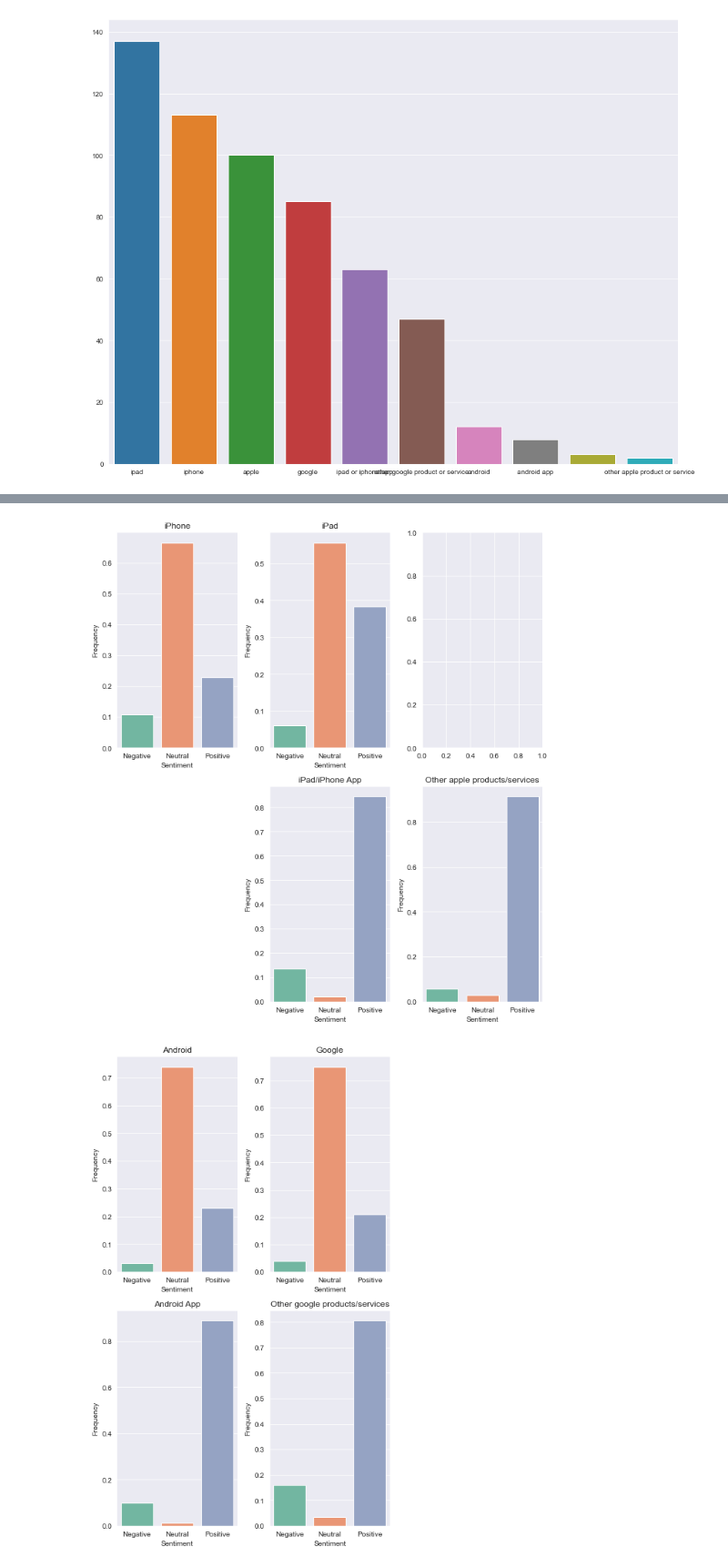
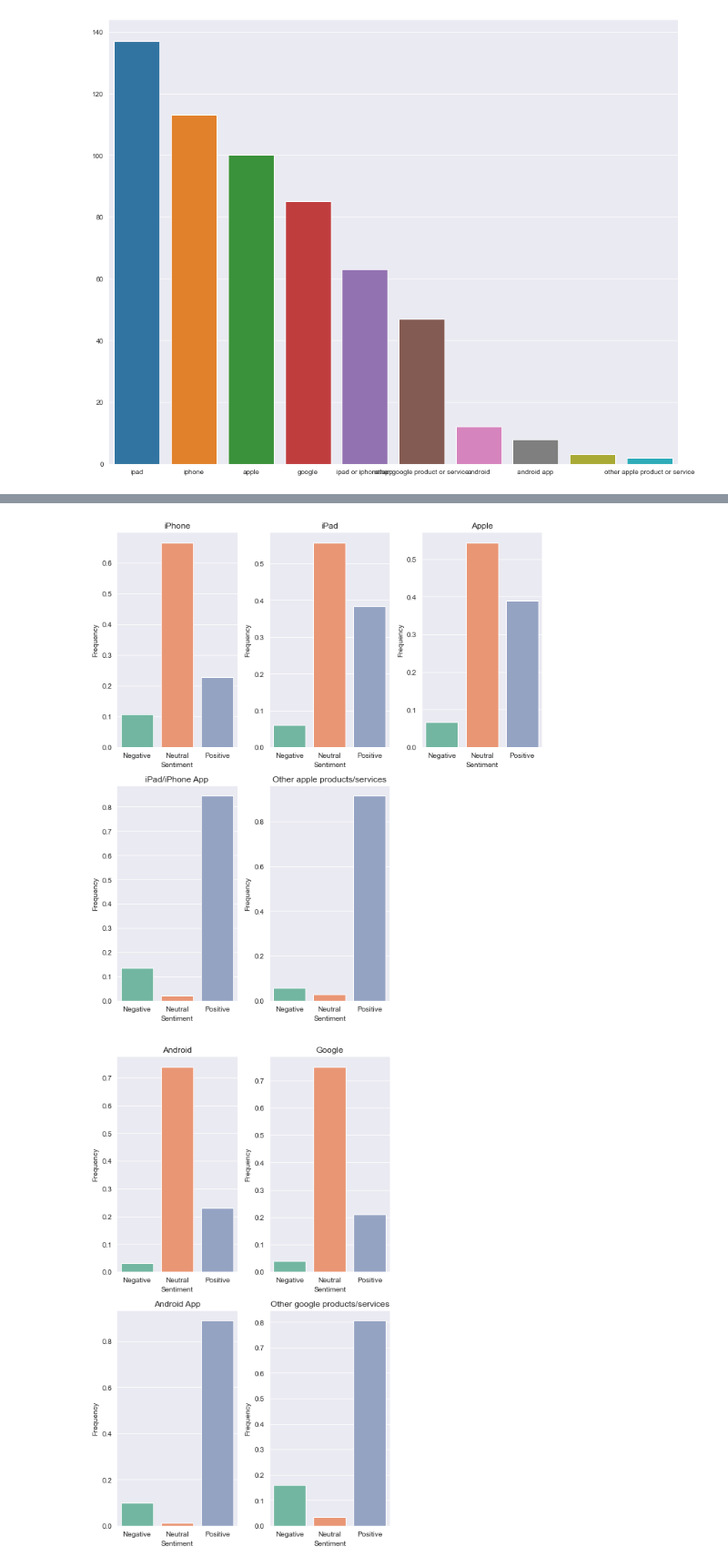
Before and after one commit to mmceld2/NLP-Analysis, a Jupyter notebook: dillon_cleaner_nb.ipynb, the cells around one changed output, grey strips where cells are left out. Shown at 91% size. Saved outputs shown, nothing was run; the diff lists cells and outputs as text; code cells hidden in the pictures.

```diff
--- a/dillon_cleaner_nb.ipynb
+++ b/dillon_cleaner_nb.ipynb
@@ -407,0 +391,6 @@ Name: test, dtype: int64
+# %%
+cat_dict = {'iphone' : 'Phone/iPad', 'android': 'Phone/iPad', 'ipad': 'Phone/iPad', 'apple':'Platform',
+'google':'Platform', 'ipad or iphone app': 'App', 'android app': 'App', 'other google product or service' : 'Other product/service',
+'other apple product or service': 'Other product/service', 'ios': 'Other product/service', 'itunes': 'Other product/service'}
+# %%
+df['category'] = df['test'].map(cat_dict)
@@ -428,34 +458,44 @@ sns.barplot(x = df.loc[df.test == 'ipad']['target'].value_counts().index,
            y = df.loc[df.test == 'ipad']['target'].value_counts(normalize=True),
            ax=ax2)
 
 
 ax2.set_title('iPad')
 ax2.set_xlabel('Sentiment')
 ax2.set_ylabel('Frequency')
 ax2.set_xticklabels(['Negative', 'Neutral', 'Positive'])
 
 sns.barplot(x = df.loc[df.test == 'ipad or iphone app']['target'].value_counts().index,
            y = df.loc[df.test == 'ipad or iphone app']['target'].value_counts(normalize=True),
            ax=ax3)
 
 ax3.set_title('iPad/iPhone App')
 ax3.set_xlabel('Sentiment')
 ax3.set_ylabel('Frequency')
 ax3.set_xticklabels(['Negative', 'Neutral', 'Positive'])
 
 
 sns.barplot(x = df.loc[df.test == 'other apple product or service']['target'].value_counts().index,
            y = df.loc[df.test == 'other apple product or service']['target'].value_counts(normalize=True),
            ax=ax4)
 
 ax4.set_title('Other apple products/services')
 ax4.set_xlabel('Sentiment')
 ax4.set_ylabel('Frequency')
 ax4.set_xticklabels(['Negative', 'Neutral', 'Positive'])
 
+sns.barplot(x = df.loc[df.test == 'apple']['target'].value_counts().index,
+           y = df.loc[df.test == 'apple']['target'].value_counts(normalize=True),
+           ax=ax5)
+
+ax5.set_title('Apple')
+ax5.set_xlabel('Sentiment')
+ax5.set_ylabel('Frequency')
+ax5.set_xticklabels(['Negative', 'Neutral', 'Positive'])
+
+
 plt.tight_layout()
 # %% [output]
-[figure, old version]
+[figure, new version]
 # %%
 plt.figure(figsize=(12,10))
 
```
Also changed, not shown: parts of 85 cells of this notebook.
